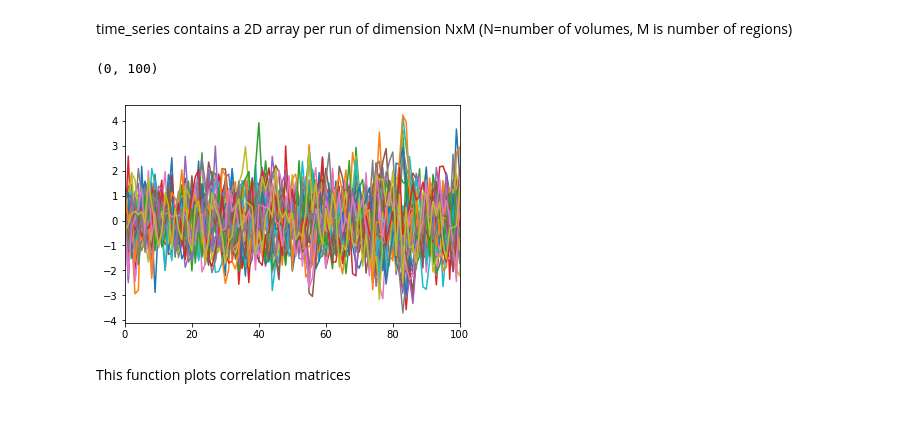
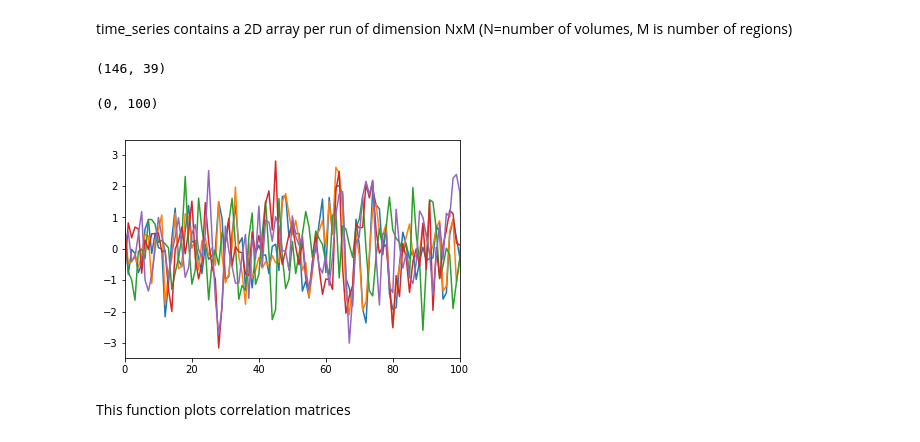
Before and after one commit to Gilles86/summerschool2017_notebooks, a Jupyter notebook: ds102/3 Connectivity matrices.ipynb, the cells around one changed output. Saved outputs shown, nothing was run; the diff lists cells and outputs as text; code cells hidden in the pictures.

```diff
--- a/ds102/3 Connectivity matrices.ipynb
+++ b/ds102/3 Connectivity matrices.ipynb
@@ -43,8 +46,13 @@ time_series contains a 2D array per run of dimension NxM (N=number of volumes, M
+# %%
+time_series.shape
+# %% [output]
+(146, 39)
 # %%
-_ = plt.plot(timeseries[0])
+_ = plt.plot(time_series[:, :5], label=labels)
 plt.xlim(0, 100)
+# plt.legend()
 # %% [output]
 (0, 100)
-[figure, old version]
+[figure, new version]
 # %% [markdown]
 This function plots correlation matrices
```
Also changed, not shown: parts of 21 cells of this notebook, 2 other files.
